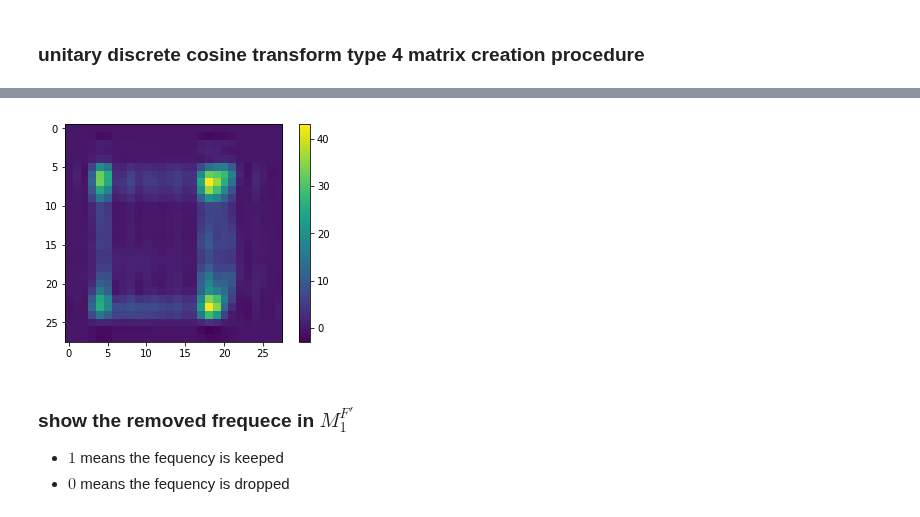
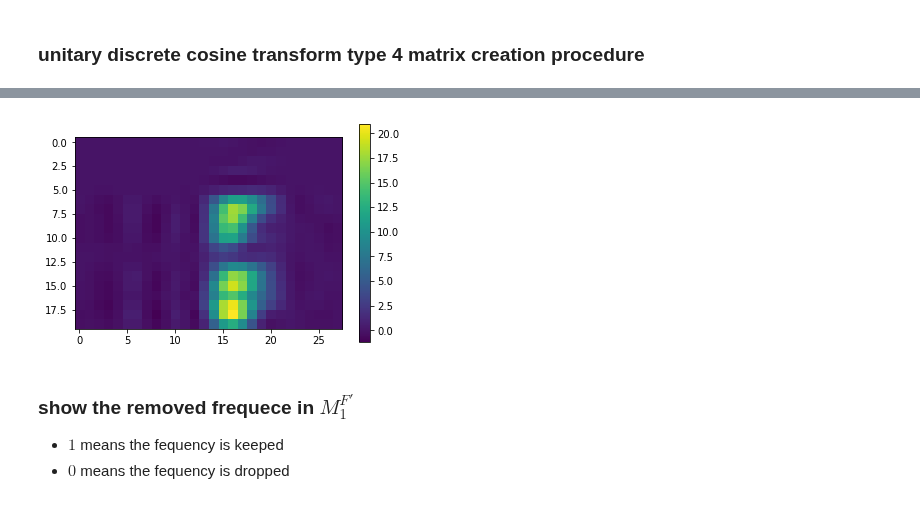
Before and after one commit to mammalwong/ml-study, a Jupyter notebook: accelerated-matrix-ops-approxiation.ipynb, the cells around one changed output, grey strips where cells are left out. Drawn from its saved outputs; the diff is of its cells as text; code cells hidden in the pictures.

```diff
--- a/accelerated-matrix-ops-approxiation.ipynb
+++ b/accelerated-matrix-ops-approxiation.ipynb
@@ -12,8 +14,6 @@ dataset = dataset / 255.
 dataset.shape
 # %% [output]
 [figure]
-# %%
-x,n = symbols('x,n', real=True)
 # %% [markdown]
 ### unitary discrete cosine transform type 4 matrix creation procedure
 # %%
@@ -30,7 +30,7 @@ def dctf(N):
 # %%
-M1 = Matrix(dataset[0])
-M2 = Matrix(dataset[1])
-M3 = Matrix(dataset[2])
+M1 = Matrix(dataset[5,:20,:]); print('shape of M1', M1.shape)
+M2 = Matrix(dataset[9,:,:14]); print('shape of M2', M2.shape)
+M3 = Matrix(dataset[3,:14,:]); print('shape of M3', M3.shape)
 M = M1 @ M2 @ M3
 plt.imshow(np.array(M).astype(np.float))
 plt.colorbar()
@@ -42,4 +45,4 @@ plt.show()
-# %%
-M1F = dctf(28) @ M1 @ dctf(28)
-M2F = dctf(28) @ M2 @ dctf(28)
-M3F = dctf(28) @ M3 @ dctf(28)
+# %%
+M1F = dctf(M1.shape[0]) @ M1 @ dctf(M1.shape[1]); print('shape of M1F', M1F.shape)
+M2F = dctf(M2.shape[0]) @ M2 @ dctf(M2.shape[1]); print('shape of M1F', M2F.shape)
+M3F = dctf(M3.shape[0]) @ M3 @ dctf(M3.shape[1]); print('shape of M1F', M3F.shape)
@@ -59,13 +66,13 @@ plt.show()
 # %%
 M1F_dropped = M1F.applyfunc(lambda x: x if abs(x) > 0.2 else 0)
 M2F_dropped = M2F.applyfunc(lambda x: x if abs(x) > 0.2 else 0)
 M3F_dropped = M3F.applyfunc(lambda x: x if abs(x) > 0.2 else 0)
-T = np.array(dctf(28) @ (M1F_dropped @ M2F_dropped @ M3F_dropped) @ dctf(28))
+T = dctf(M1.shape[0]) @ (M1F_dropped @ M2F_dropped @ M3F_dropped) @ dctf(M3.shape[1])
 plt.imshow(np.array(T).astype(np.float))
 plt.colorbar()
 plt.show()
 # %% [output]
-[figure, old version]
+[figure, new version]
 # %% [markdown]
 ### show the removed frequece in $M_1^{F'}$
 - $1$ means the fequency is keeped
```
Also changed, not shown: parts of 12 cells of this notebook.
